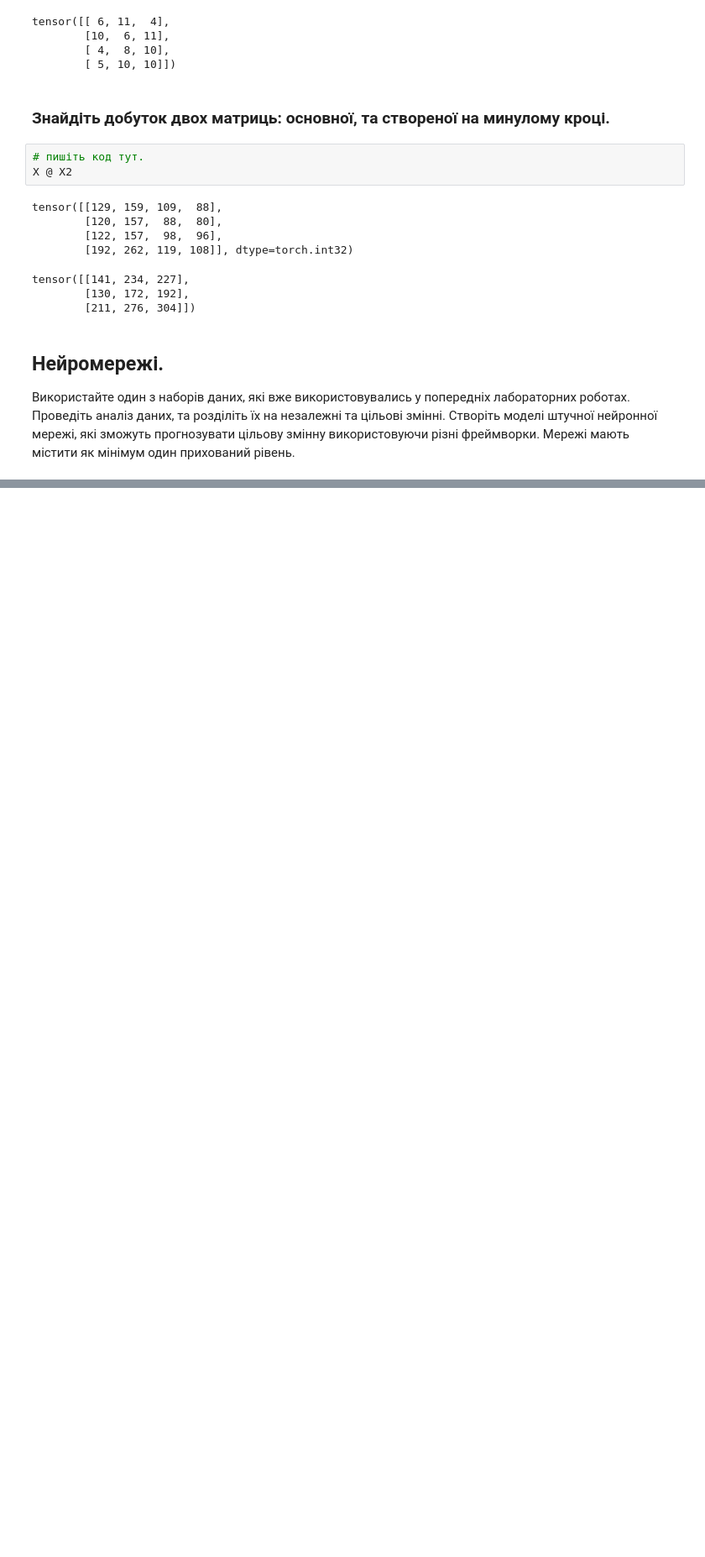
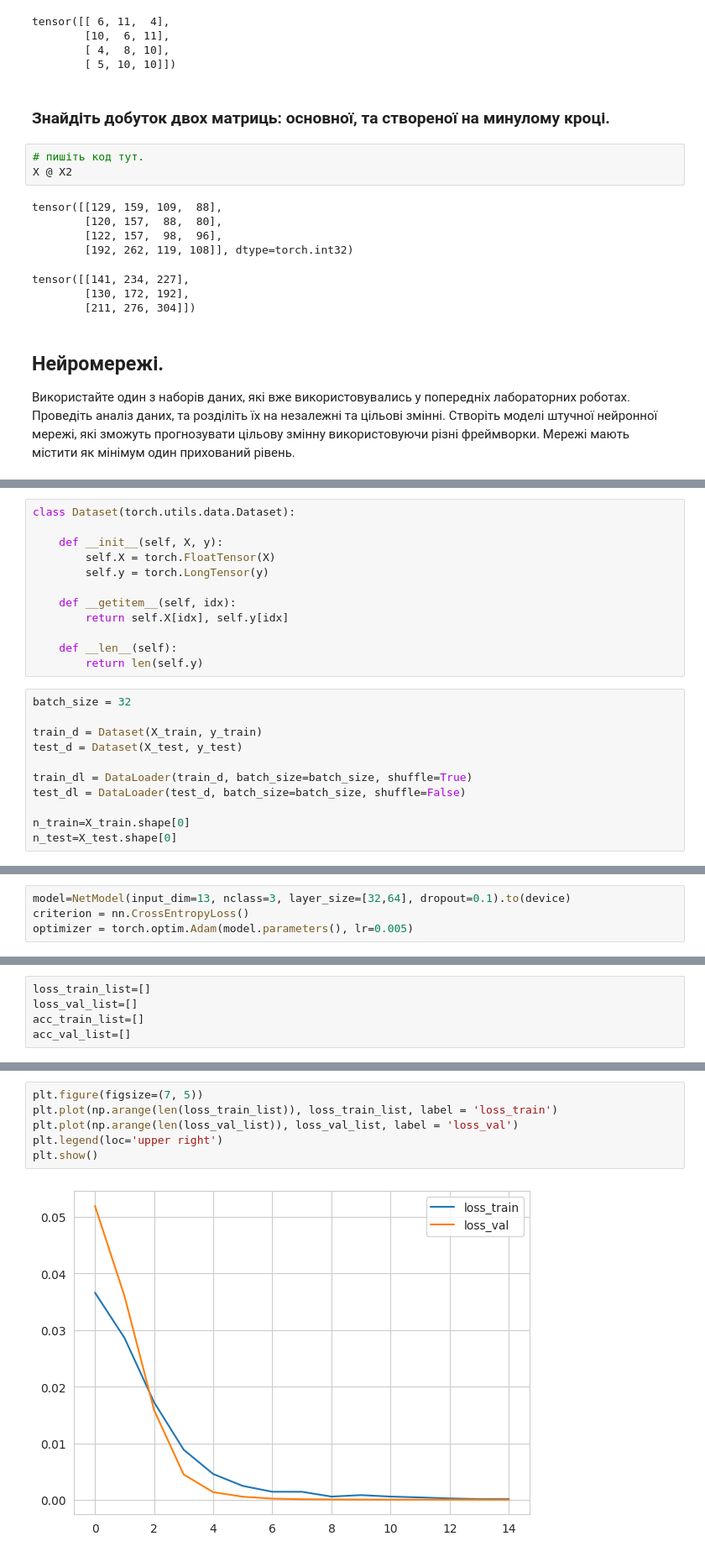
Before and after one commit to 4gn5t/DataInstrumentsPY, a Jupyter notebook: Lab9_DeepLearning_TensorFlow_Keras_PyTorch/Lab9.ipynb, the cells around one changed output, grey strips where cells are left out. Shown at 84% size. Cells and saved outputs as stored; diff of their text form; blank space fills up the shorter version.

```diff
--- a/Lab9_DeepLearning_TensorFlow_Keras_PyTorch/Lab9.ipynb
+++ b/Lab9_DeepLearning_TensorFlow_Keras_PyTorch/Lab9.ipynb
@@ -146,0 +255,23 @@ tensor([[141, 234, 227],
+# %%
+class Dataset(torch.utils.data.Dataset):
+
+    def __init__(self, X, y):
+        self.X = torch.FloatTensor(X)
+        self.y = torch.LongTensor(y)
+
+    def __getitem__(self, idx):
+        return self.X[idx], self.y[idx]
+
+    def __len__(self):
+        return len(self.y)
+# %%
+batch_size = 32
+
+train_d = Dataset(X_train, y_train)
+test_d = Dataset(X_test, y_test)
+
+train_dl = DataLoader(train_d, batch_size=batch_size, shuffle=True)
+test_dl = DataLoader(test_d, batch_size=batch_size, shuffle=False)
+
+n_train=X_train.shape[0]
+n_test=X_test.shape[0]
@@ -146,0 +310,4 @@ tensor([[141, 234, 227],
+# %%
+model=NetModel(input_dim=13, nclass=3, layer_size=[32,64], dropout=0.1).to(device)
+criterion = nn.CrossEntropyLoss()
+optimizer = torch.optim.Adam(model.parameters(), lr=0.005)
@@ -146,0 +326,5 @@ tensor([[141, 234, 227],
+# %%
+loss_train_list=[]
+loss_val_list=[]
+acc_train_list=[]
+acc_val_list=[]
@@ -146,0 +398,8 @@ tensor([[141, 234, 227],
+# %%
+plt.figure(figsize=(7, 5))
+plt.plot(np.arange(len(loss_train_list)), loss_train_list, label = 'loss_train')
+plt.plot(np.arange(len(loss_val_list)), loss_val_list, label = 'loss_val')
+plt.legend(loc='upper right')
+plt.show()
+# %% [output]
+[figure, added]
```
Also changed, not shown: parts of 18 cells of this notebook, 3 other files.
